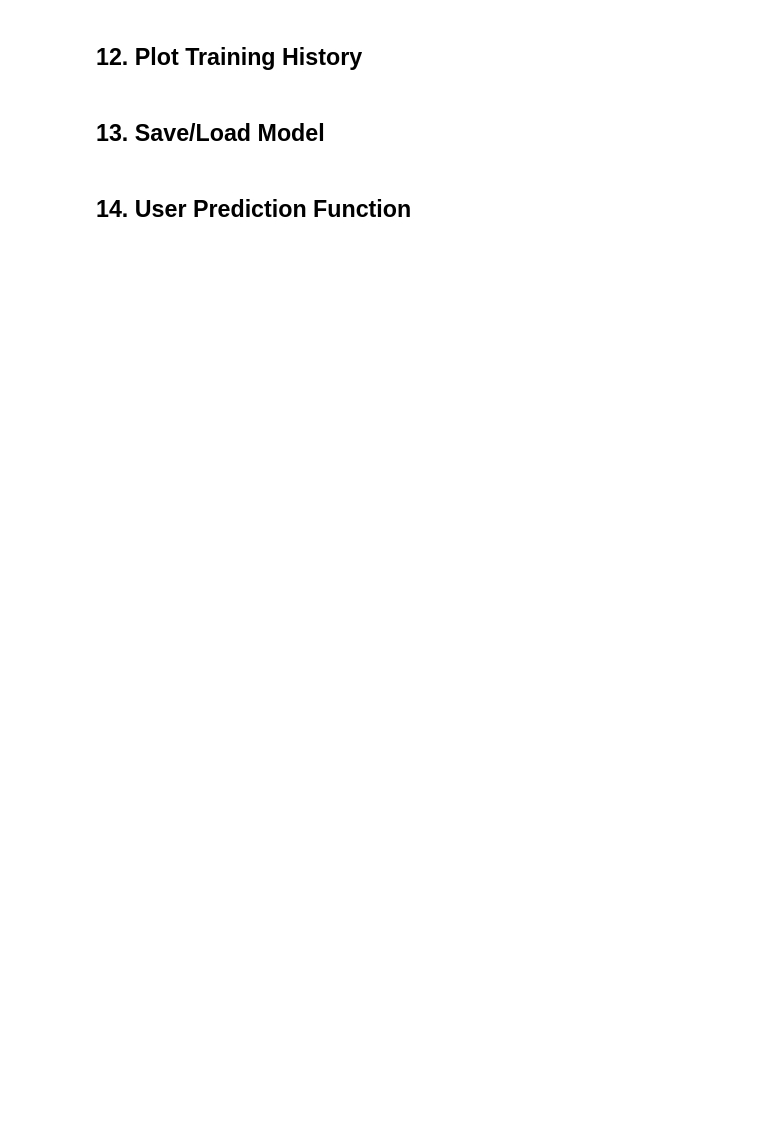
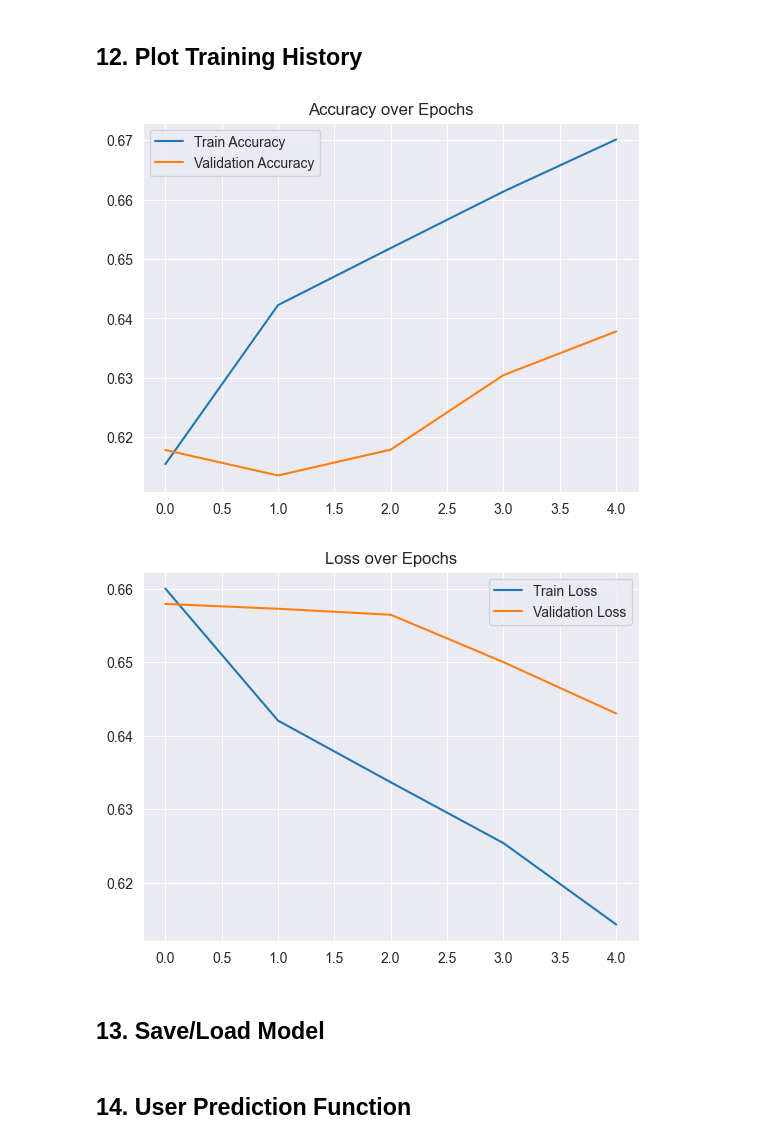
Before and after one commit to Brad-Pfahl/radiology_assistant, a Jupyter notebook: Chest_Xray_Classification.ipynb, the cells around one changed output. Drawn from its saved outputs; the diff is of its cells as text; code cells hidden in the pictures; blank space fills up the shorter version.

```diff
--- a/Chest_Xray_Classification.ipynb
+++ b/Chest_Xray_Classification.ipynb
@@ -278,17 +307,20 @@ plt.show()
 # %%
 # Visualizing training and validation accuracy and loss over epochs
 
 plt.plot(history.history['accuracy'], label='Train Accuracy')
 plt.plot(history.history['val_accuracy'], label='Validation Accuracy')
-plt.legend()
+plt.legend(loc = "upper left")
 plt.title('Accuracy over Epochs')
 plt.show()
 
 plt.plot(history.history['loss'], label='Train Loss')
 plt.plot(history.history['val_loss'], label='Validation Loss')
-plt.legend()
+plt.legend(loc = "upper right")
 plt.title('Loss over Epochs')
 plt.show()
+# %% [output]
+[figure, added]
+[figure, added]
 # %% [markdown]
 ## 13. Save/Load Model
 # %%
```
Also changed, not shown: parts of 5 cells of this notebook, 2 other files.
